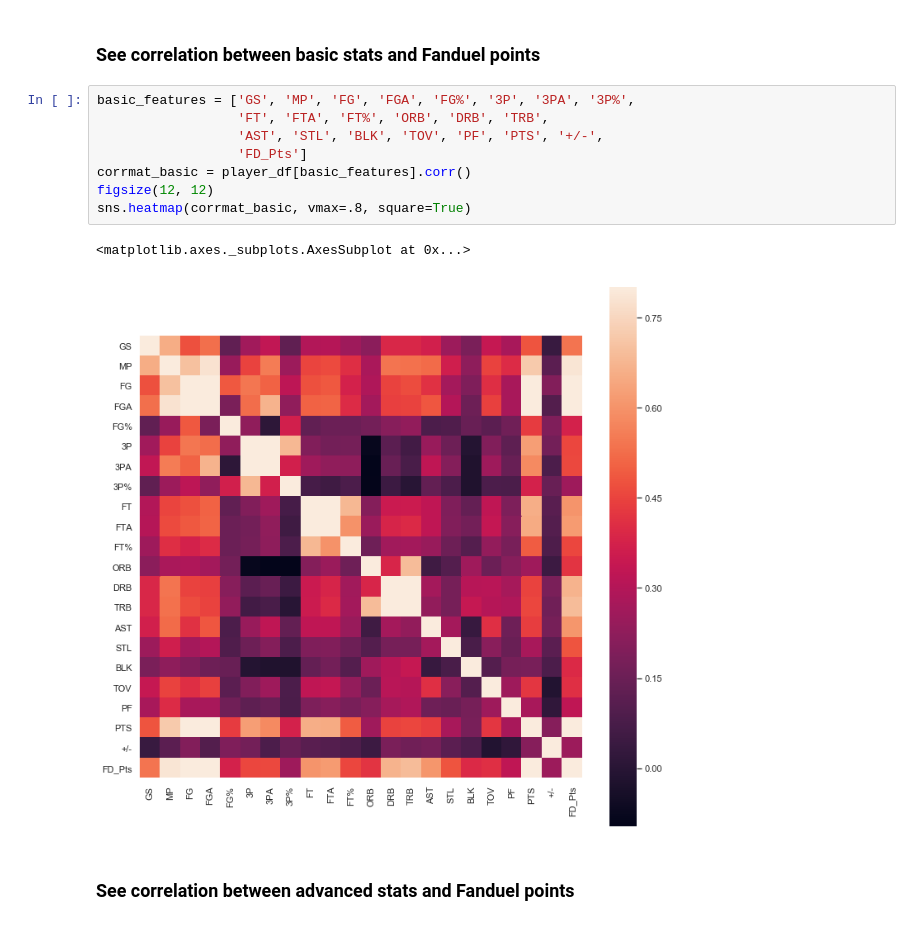
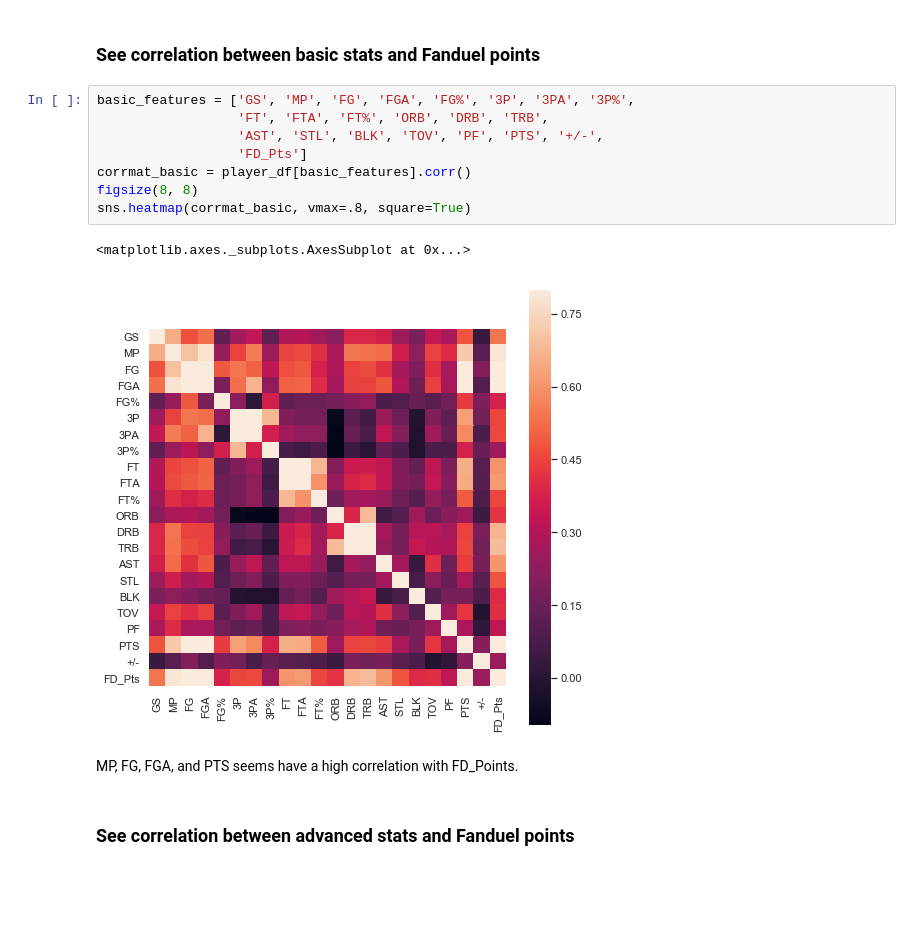
Before and after one commit to xulianrenzoku/nba_dfs, a Jupyter notebook: nba_dfs_data_eng_n_modeling_2019.ipynb, the cells around one changed output. Drawn from its saved outputs; the diff is of its cells as text; blank space fills up the shorter version.

```diff
--- a/nba_dfs_data_eng_n_modeling_2019.ipynb
+++ b/nba_dfs_data_eng_n_modeling_2019.ipynb
@@ -205,14 +205,16 @@ res = stats.probplot(player_df.FD_Pts_Adj, plot=plt)
 # %%
 basic_features = ['GS', 'MP', 'FG', 'FGA', 'FG%', '3P', '3PA', '3P%',
                   'FT', 'FTA', 'FT%', 'ORB', 'DRB', 'TRB',
                   'AST', 'STL', 'BLK', 'TOV', 'PF', 'PTS', '+/-',
                   'FD_Pts']
 corrmat_basic = player_df[basic_features].corr()
-figsize(12, 12)
+figsize(8, 8)
 sns.heatmap(corrmat_basic, vmax=.8, square=True)
 # %% [output]
 <matplotlib.axes._subplots.AxesSubplot at 0x...>
-[figure, old version]
+[figure, new version]
+# %% [markdown]
+MP, FG, FGA, and PTS seems have a high correlation with FD_Points.
 # %% [markdown]
 ### See correlation between advanced stats and Fanduel points
 # %%
```
Also changed, not shown: parts of 11 cells of this notebook.
